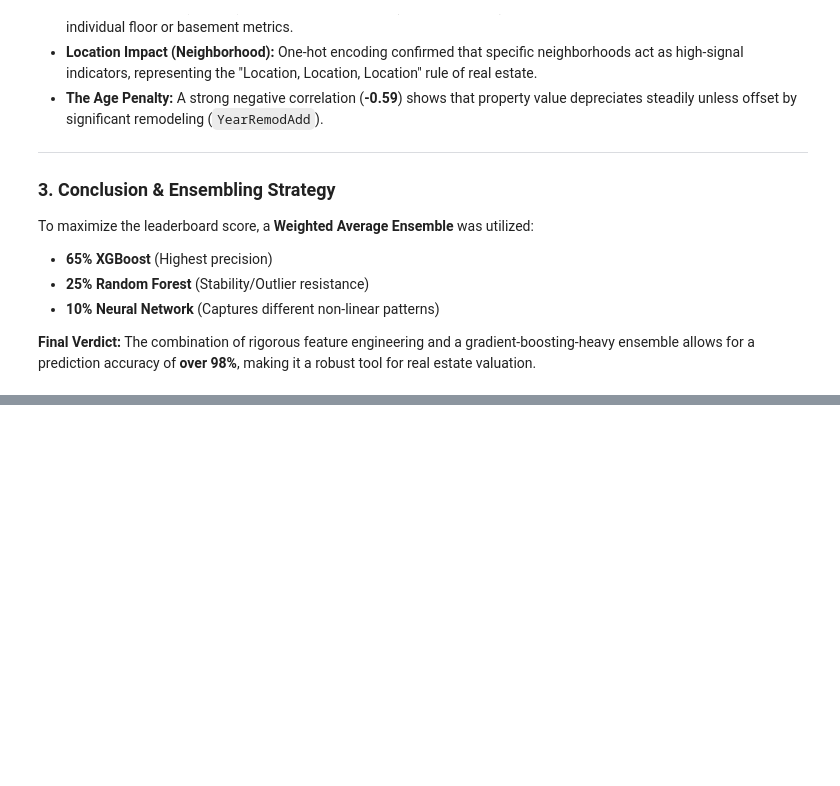
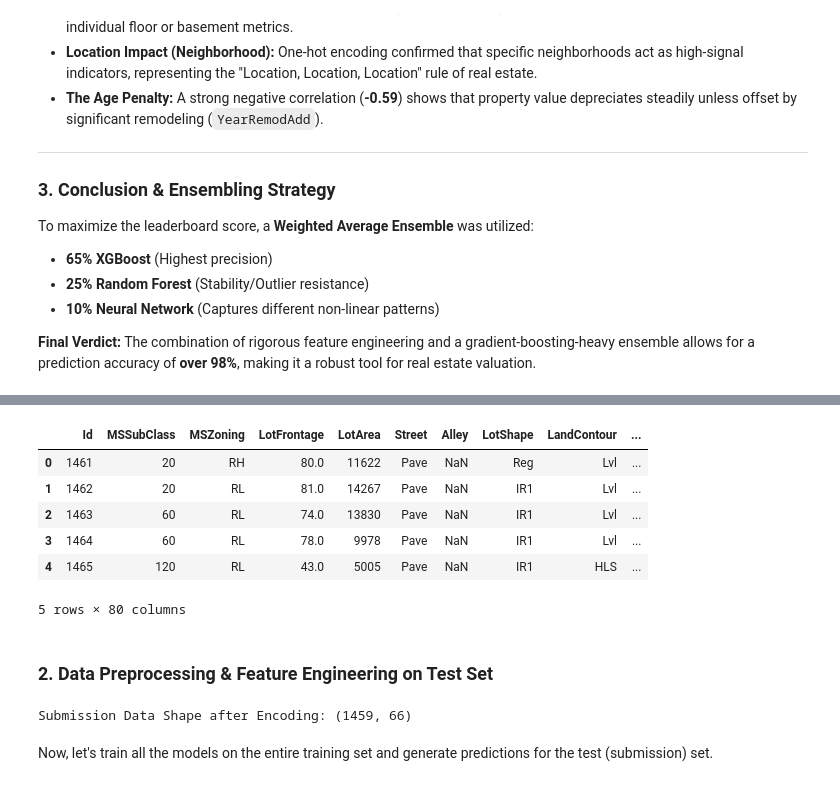
Before and after one commit to pxn-ai/House-Price-Prediction-Regression-, a Jupyter notebook: Predict_House_Prices.ipynb, the cells around one changed output, grey strips where cells are left out. Drawn from its saved outputs; the diff is of its cells as text; code cells hidden in the pictures; blank space fills up the shorter version.

Commit message:
added the submission .csv save cells

```diff
--- a/Predict_House_Prices.ipynb
+++ b/Predict_House_Prices.ipynb
@@ -486,0 +494,58 @@ To maximize the leaderboard score, a **Weighted Average Ensemble** was utilized:
+# %%
+submit_df = pd.read_csv('./house-prices-advanced-regression-techniques/test.csv')
+
+submit_df.head()
+# %% [output]
+|  | Id | MSSubClass | MSZoning | LotFrontage | LotArea | Street | Alley | LotShape | LandContour | ... |
+| 0 | 1461 | 20 | RH | 80.0 | 11622 | Pave | NaN | Reg | Lvl | ... |
+| 1 | 1462 | 20 | RL | 81.0 | 14267 | Pave | NaN | IR1 | Lvl | ... |
+| 2 | 1463 | 60 | RL | 74.0 | 13830 | Pave | NaN | IR1 | Lvl | ... |
+| 3 | 1464 | 60 | RL | 78.0 | 9978 | Pave | NaN | IR1 | Lvl | ... |
+| 4 | 1465 | 120 | RL | 43.0 | 5005 | Pave | NaN | IR1 | HLS | ... |
+5 rows × 80 columns
+# %% [markdown]
+### 2. Data Preprocessing & Feature Engineering on Test Set
+# %%
+# we should apply the same preprocessing steps as we did for the training data
+
+# Drop columns with more than 80% missing values and the 'Id' column
+submit_IDs = submit_df['Id']  # Store Ids for submission
+
+submit_df.drop(columns=[
+    'Id',
+    'Alley', 'PoolQC', 'Fence', 'MiscFeature',
+], axis=1, inplace=True)
+
+# Fill missing numerical values with median from training data
+submit_df[num_cols] = submit_df[num_cols].fillna(submit_df[num_cols].median())
+# Fill missing categorical values with "None"
+submit_df[cat_cols] = submit_df[cat_cols].fillna('None')
+
+# New features
+submit_df['TotalSF'] = submit_df['TotalBsmtSF'] + submit_df['1stFlrSF'] + submit_df['2ndFlrSF']
+submit_df['TotalBath'] = (submit_df['FullBath'] + 0.5 * submit_df['HalfBath'] + submit_df['BsmtFullBath'] + 0.5 * submit_df['BsmtHalfBath'])
+submit_df['Age'] = submit_df['YrSold'] - submit_df['YearBuilt']
+submit_df['IsRemodeled'] = (submit_df['YearBuilt'] != submit_df['YearRemodAdd']).astype(int)
+submit_df['TotalPorchSF'] = (submit_df['OpenPorchSF'] + submit_df['EnclosedPorch'] + submit_df['3SsnPorch'] + submit_df['ScreenPorch'])
+
+# Map quality columns
+for col in ord_cols:
+    submit_df[col] = submit_df[col].map(quality_map)
+
+# Convert 'CentralAir' to binary
+submit_df['CentralAir'] = submit_df['CentralAir'].map({'Y': 1, 'N': 0})
+
+
+X_submit = submit_df[columns_to_keep[1:]]  # Exclude 'SalePrice_Log' (index 0) as it's not in submit set
+
+# Create dummy variables for categorical data. Using One-Hot Encoding
+X_submit = pd.get_dummies(X_submit)
+
+# Add Scaling to the features
+X_submit_scaled = scaler.transform(X_submit.reindex(columns=X.columns, fill_value=0))
+
+print(f"Submission Data Shape after Encoding: {X_submit_scaled.shape}")
+# %% [output]
+Submission Data Shape after Encoding: (1459, 66)
+# %% [markdown]
+Now, let's train all the models on the entire training set and generate predictions for the test (submission) set.
```
Also changed, not shown: parts of 13 cells of this notebook, 1 other file.
